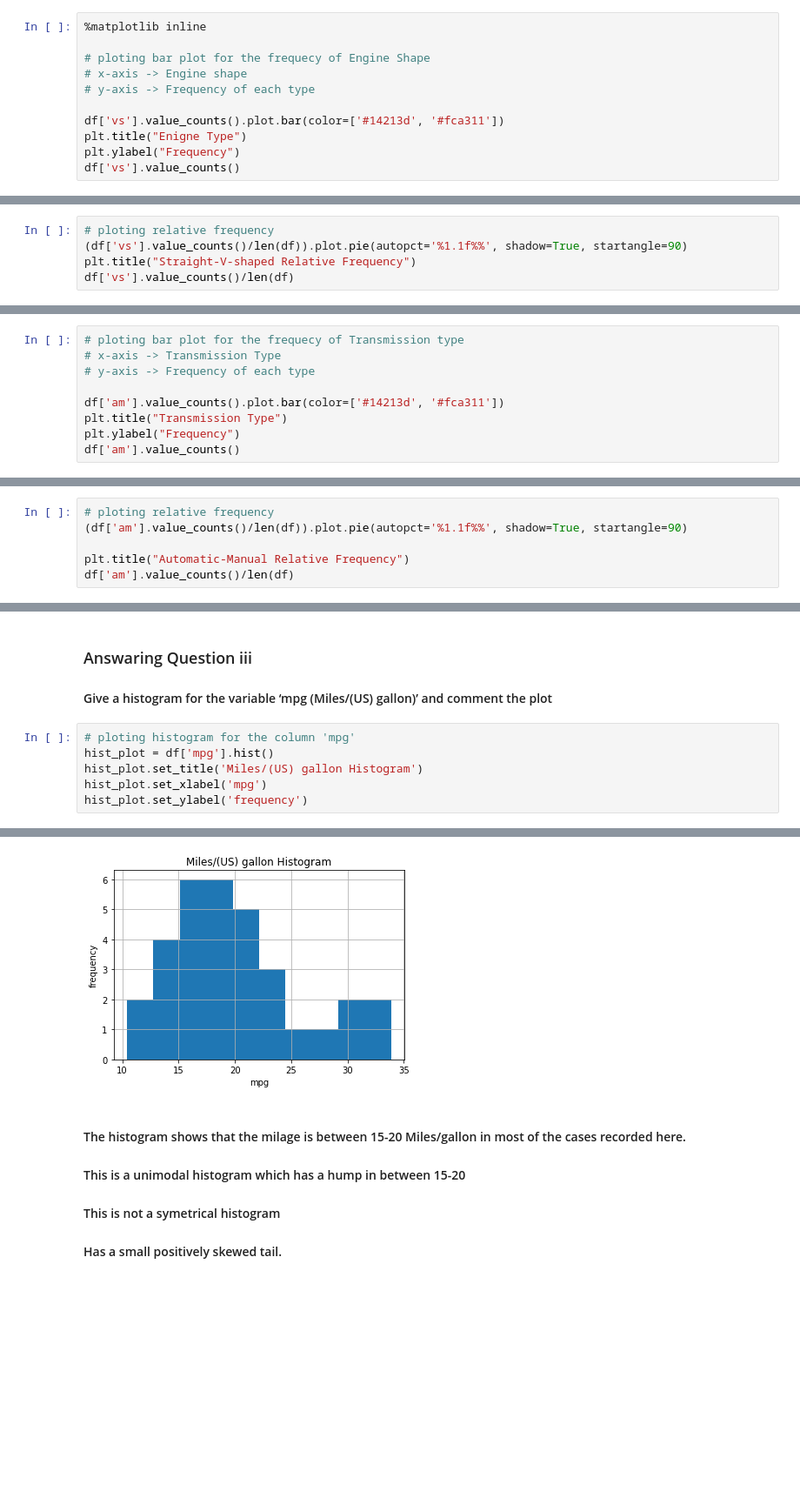
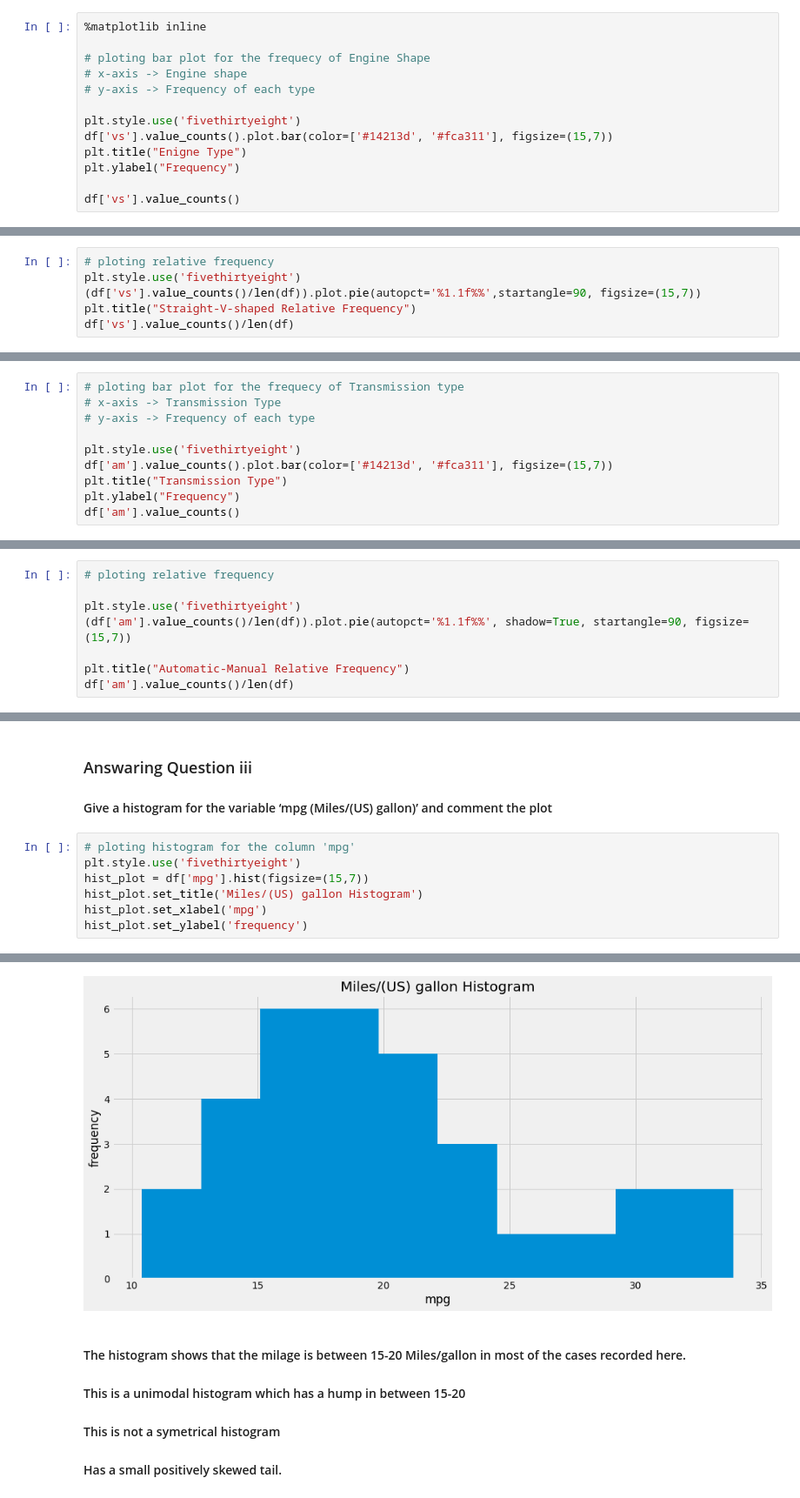
Before and after one commit to BuyingANew-Soul/CSE-520-Assignment-1, a Jupyter notebook: CSE 520 assignment 1.ipynb, the cells around one changed output, grey strips where cells are left out. Shown: that part at 87% size. Drawn from its saved outputs; the diff is of its cells as text; blank space fills up the shorter version.

```diff
--- a/CSE 520 assignment 1.ipynb
+++ b/CSE 520 assignment 1.ipynb
@@ -61,9 +61,11 @@ As Bar Plot and Pie Plot is suitable for representing categorical data, I'm plot
 # x-axis -> Engine shape
 # y-axis -> Frequency of each type
 
-df['vs'].value_counts().plot.bar(color=['#14213d', '#fca311'])
+plt.style.use('fivethirtyeight')
+df['vs'].value_counts().plot.bar(color=['#14213d', '#fca311'], figsize=(15,7))
 plt.title("Enigne Type")
 plt.ylabel("Frequency")
+
 df['vs'].value_counts()
 # %% [output]
 V-shaped    18
@@ -73,6 +75,7 @@ Name: vs, dtype: int64
 # %%
 # ploting relative frequency
-(df['vs'].value_counts()/len(df)).plot.pie(autopct='%1.1f%%', shadow=True, startangle=90)
+plt.style.use('fivethirtyeight')
+(df['vs'].value_counts()/len(df)).plot.pie(autopct='%1.1f%%',startangle=90, figsize=(15,7))
 plt.title("Straight-V-shaped Relative Frequency")
 df['vs'].value_counts()/len(df)
 # %% [output]
@@ -91,7 +94,8 @@ df['am'] = transmission
 # x-axis -> Transmission Type
 # y-axis -> Frequency of each type
 
-df['am'].value_counts().plot.bar(color=['#14213d', '#fca311'])
+plt.style.use('fivethirtyeight')
+df['am'].value_counts().plot.bar(color=['#14213d', '#fca311'], figsize=(15,7))
 plt.title("Transmission Type")
 plt.ylabel("Frequency")
 df['am'].value_counts()
@@ -103,6 +107,8 @@ Name: am, dtype: int64
 # %%
 # ploting relative frequency
-(df['am'].value_counts()/len(df)).plot.pie(autopct='%1.1f%%', shadow=True, startangle=90)
+
+plt.style.use('fivethirtyeight')
+(df['am'].value_counts()/len(df)).plot.pie(autopct='%1.1f%%', shadow=True, startangle=90, figsize=(15,7))
 
 plt.title("Automatic-Manual Relative Frequency")
 df['am'].value_counts()/len(df)
@@ -118,13 +124,14 @@ Name: am, dtype: float64
 #### Give a histogram for the variable ‘mpg (Miles/(US) gallon)’ and comment the plot
 # %%
 # ploting histogram for the column 'mpg'
-hist_plot = df['mpg'].hist()
+plt.style.use('fivethirtyeight')
+hist_plot = df['mpg'].hist(figsize=(15,7))
 hist_plot.set_title('Miles/(US) gallon Histogram')
 hist_plot.set_xlabel('mpg')
 hist_plot.set_ylabel('frequency')
 # %% [output]
 Text(0, 0.5, 'frequency')
-[figure, old version]
+[figure, new version]
 # %% [markdown]
 #### The histogram shows that the milage is between 15-20 Miles/gallon in most of the cases recorded here.
 #### This is a unimodal histogram which has a hump in between 15-20
```
Also changed, not shown: parts of 5 cells of this notebook.
